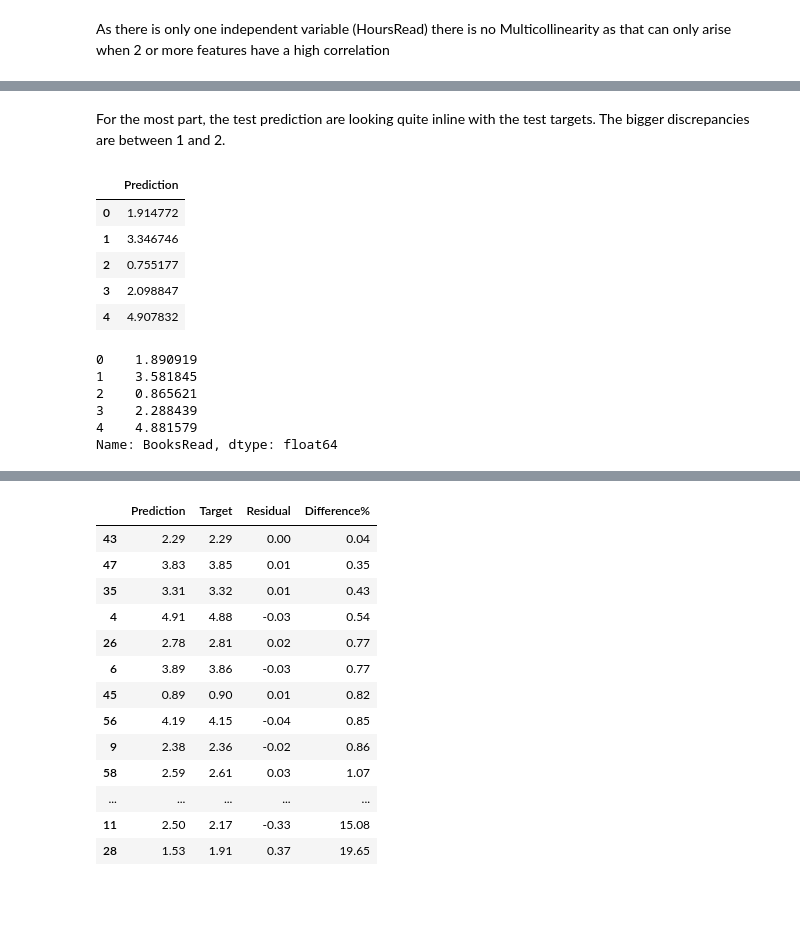
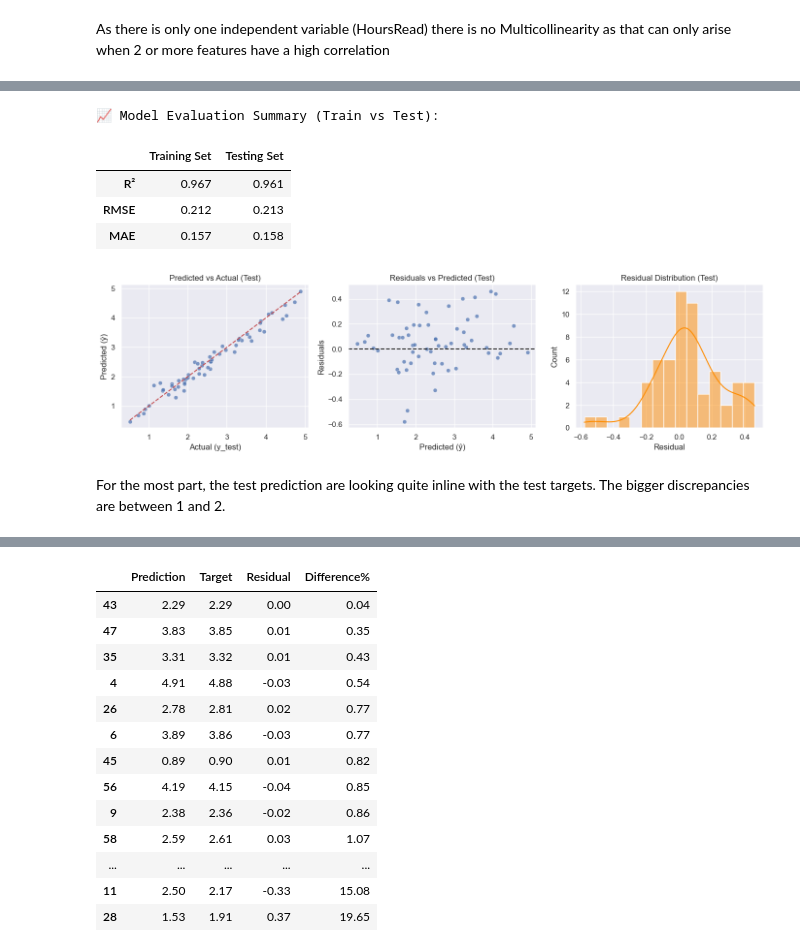
Before and after one commit to Lillian-Elek-Data/ML-with-Python, a Jupyter notebook: Simple Linear Regression/Number of Books Read - SLR.ipynb, the cells around one changed output, grey strips where cells are left out. Cells and saved outputs as stored; diff of their text form; code cells hidden in the pictures; blank space fills up the shorter version.

```diff
--- a/Simple Linear Regression/Number of Books Read - SLR.ipynb
+++ b/Simple Linear Regression/Number of Books Read - SLR.ipynb
@@ -360,26 +316,48 @@ plt.show()
+# %%
+# Predict on TEST data
+y_hat_test  = reg.predict(x_test)
+
+# Evaluate testing performance
+test_metrics  = model_metrics(y_test,  y_hat_test)
+
+# Combine results
+summary = pd.concat([train_metrics, test_metrics], axis=1)
+summary.columns = ['Training Set', 'Testing Set']
+print("📈 Model Evaluation Summary (Train vs Test):")
+display(summary.round(3))
+
+
+# Residual diagnostics (test)
+residuals = y_test - y_hat_test
+
+# (1) Predicted vs Actual
+fig, axes = plt.subplots(1, 3, figsize=(14,4))
+sns.scatterplot(x=y_test, y=y_hat_test, ax=axes[0], alpha=0.7)
+axes[0].plot([y_test.min(), y_test.max()], [y_test.min(), y_test.max()], 'r--')
+axes[0].set_title('Predicted vs Actual (Test)')
+axes[0].set_xlabel('Actual (y_test)')
+axes[0].set_ylabel('Predicted (ŷ)')
+
+# (2) Residuals vs Predicted
+sns.scatterplot(x=y_hat_test, y=residuals, ax=axes[1], alpha=0.7)
+axes[1].axhline(0, color='k', ls='--')
+axes[1].set_title('Residuals vs Predicted (Test)')
+axes[1].set_xlabel('Predicted (ŷ)')
+axes[1].set_ylabel('Residuals')
+
+# (3) Residual Distribution
+sns.histplot(residuals, bins=15, kde=True, ax=axes[2], color='darkorange')
+axes[2].set_title('Residual Distribution (Test)')
+axes[2].set_xlabel('Residual')
+
+plt.tight_layout()
+plt.show()
+# %% [output]
+📈 Model Evaluation Summary (Train vs Test):
+|  | Training Set | Testing Set |
+| R² | 0.967 | 0.961 |
+| RMSE | 0.212 | 0.213 |
+| MAE | 0.157 | 0.158 |
+[figure, added]
 # %% [markdown]
 For the most part, the test prediction are looking quite inline with the test targets. The bigger discrepancies are between 1 and 2.
-# %%
-# Create a DataFrame to manually check the predictions
-df_pf = pd.DataFrame(y_hat_test, columns=['Prediction'])
-df_pf.head()
-# %% [output]
-|  | Prediction |
-| 0 | 1.914772 |
-| 1 | 3.346746 |
-| 2 | 0.755177 |
-| 3 | 2.098847 |
-| 4 | 4.907832 |
-# %%
-# Reset the index as the old indexes are preserved
-y_test = y_test.reset_index(drop=True)
-
-# Check the result
-y_test.head()
-# %% [output]
-0    1.890919
-1    3.581845
-2    0.865621
-3    2.288439
-4    4.881579
-Name: BooksRead, dtype: float64
```
Also changed, not shown: parts of 86 cells of this notebook.
